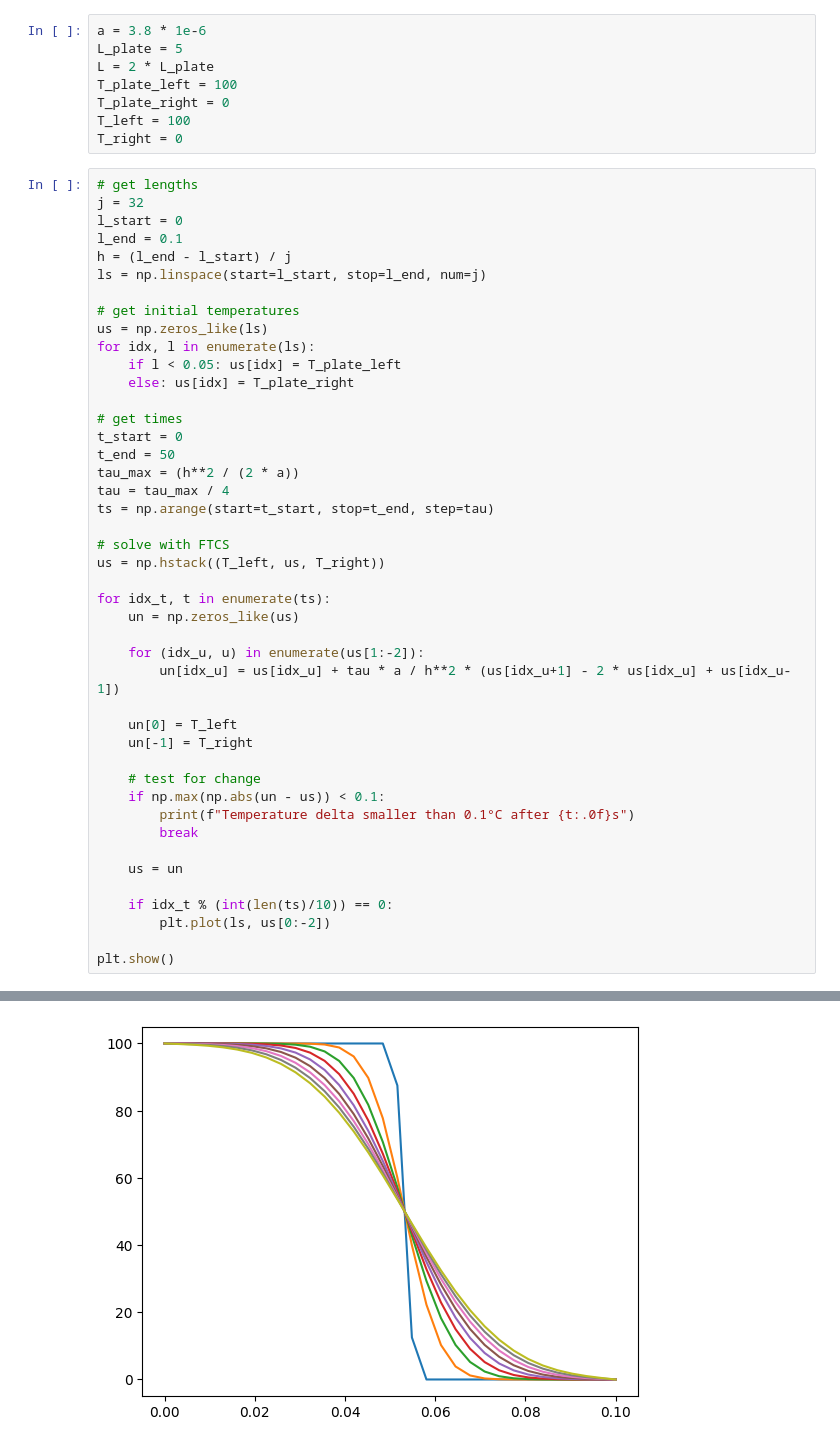
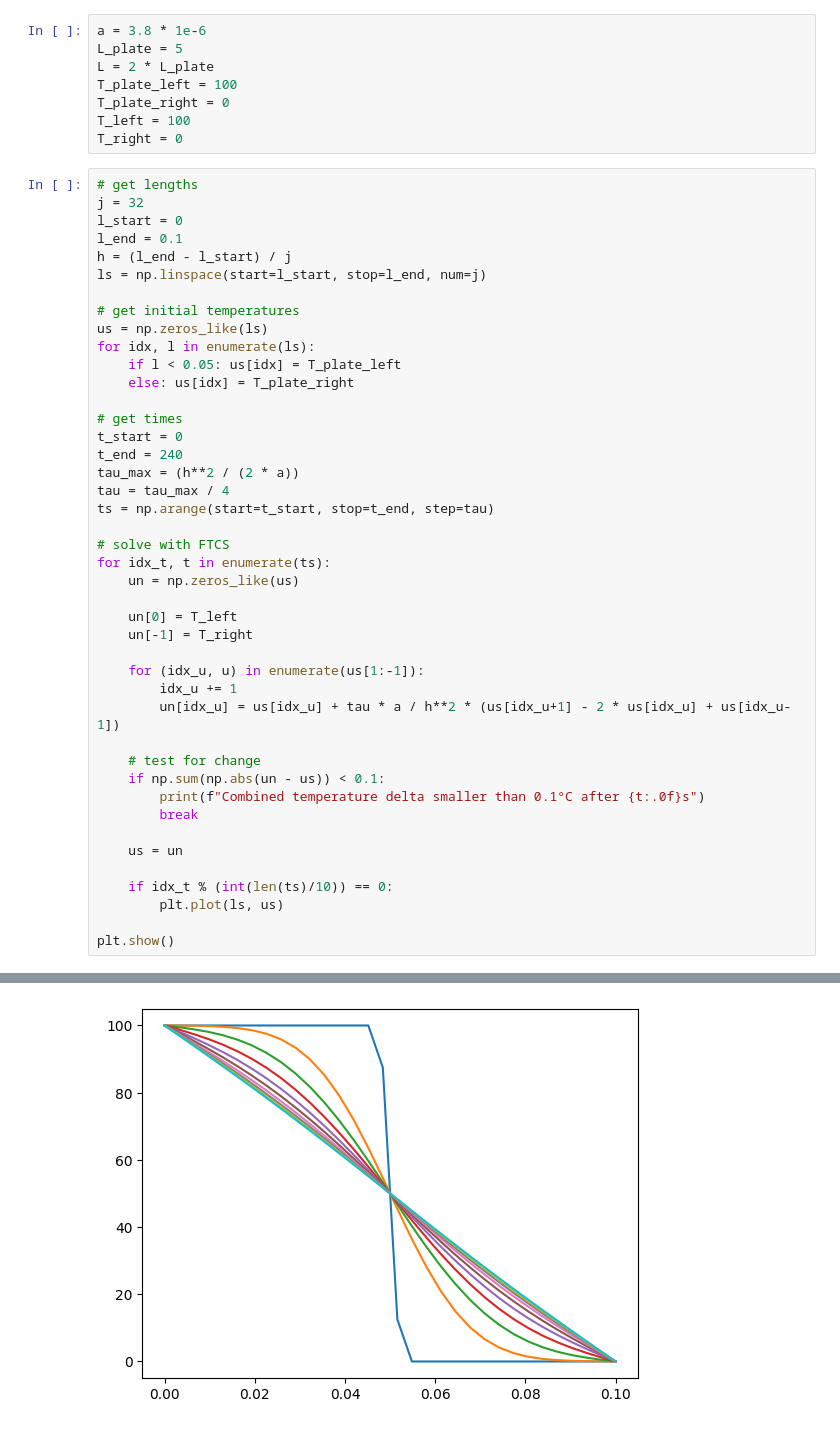
Before and after one commit to nwalser/systems-engineering-numerik, a Jupyter notebook: applications/12_partial_derivatives_1_1.ipynb, the cells around one changed output, grey strips where cells are left out. Drawn from its saved outputs; the diff is of its cells as text.

```diff
--- a/applications/12_partial_derivatives_1_1.ipynb
+++ b/applications/12_partial_derivatives_1_1.ipynb
@@ -29,32 +29,31 @@ for idx, l in enumerate(ls):
 
 # get times
 t_start = 0
-t_end = 50
+t_end = 240
 tau_max = (h**2 / (2 * a))
 tau = tau_max / 4
 ts = np.arange(start=t_start, stop=t_end, step=tau)
 
 # solve with FTCS
-us = np.hstack((T_left, us, T_right))
-
 for idx_t, t in enumerate(ts):
     un = np.zeros_like(us)
-
-    for (idx_u, u) in enumerate(us[1:-2]):
-        un[idx_u] = us[idx_u] + tau * a / h**2 * (us[idx_u+1] - 2 * us[idx_u] + us[idx_u-1])
 
     un[0] = T_left
     un[-1] = T_right
 
+    for (idx_u, u) in enumerate(us[1:-1]):
+        idx_u += 1
+        un[idx_u] = us[idx_u] + tau * a / h**2 * (us[idx_u+1] - 2 * us[idx_u] + us[idx_u-1])
+
     # test for change
-    if np.max(np.abs(un - us)) < 0.1:
-        print(f"Temperature delta smaller than 0.1°C after {t:.0f}s")
+    if np.sum(np.abs(un - us)) < 0.1:
+        print(f"Combined temperature delta smaller than 0.1°C after {t:.0f}s")
         break
 
     us = un
 
     if idx_t % (int(len(ts)/10)) == 0:
-        plt.plot(ls, us[0:-2])
+        plt.plot(ls, us)
 
 plt.show()
 # %% [output]
@@ -62 +61 @@ Temperature delta smaller than 0.1°C after 39s
-[figure, old version]
+[figure, new version]
```
Also changed, not shown: parts of 1 cell of this notebook, 1 other file.
